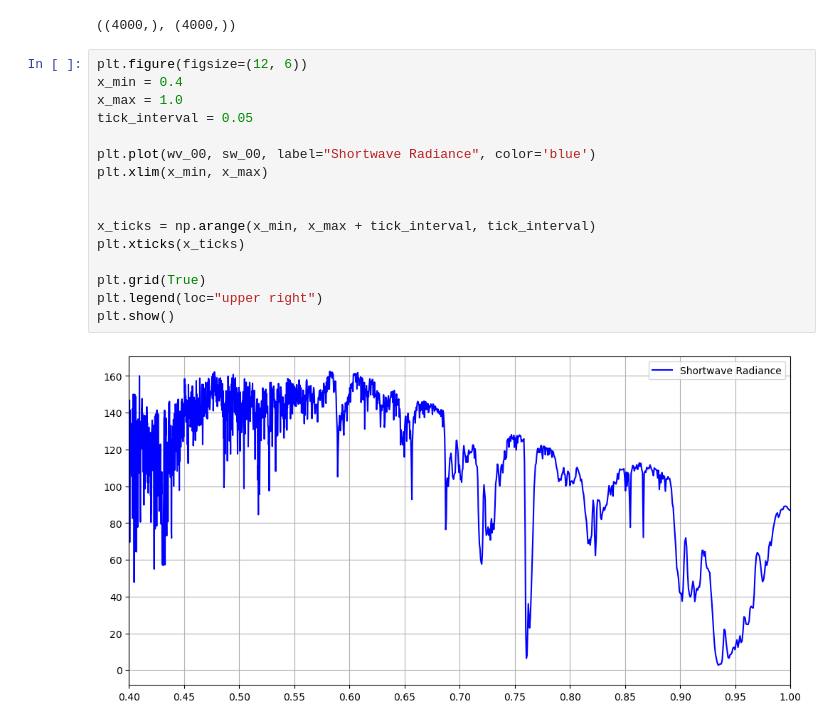
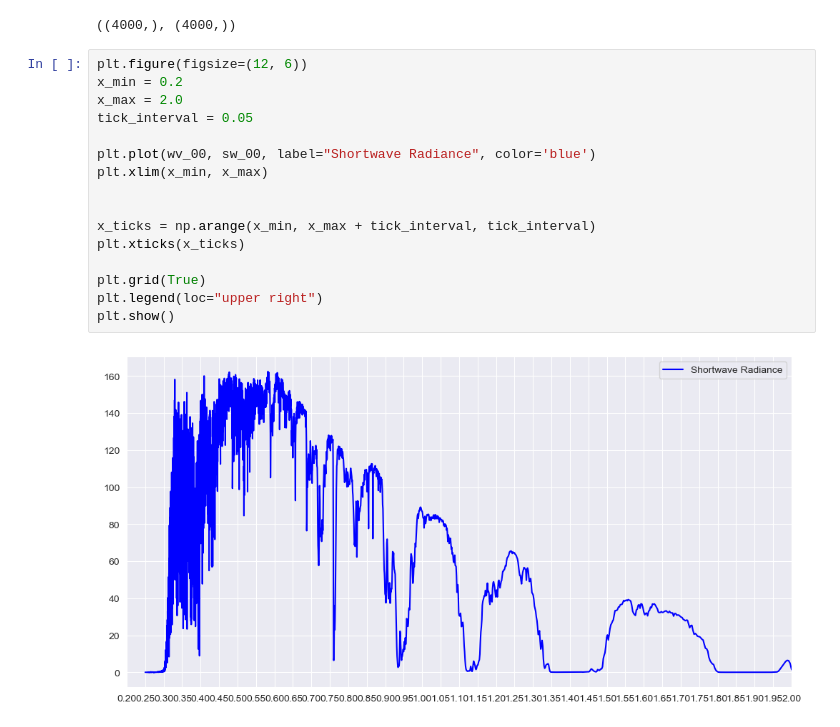
Before and after one commit to LASP-Libera/libera_unfiltering, a Jupyter notebook: create_dataset.ipynb, the cells around one changed output. Cells and saved outputs as stored; diff of their text form.

```diff
--- a/create_dataset.ipynb
+++ b/create_dataset.ipynb
@@ -433,19 +403,19 @@ wv_00.shape, sw_00.shape
 ((4000,), (4000,))
 # %%
 plt.figure(figsize=(12, 6))
-x_min = 0.4
-x_max = 1.0
+x_min = 0.2
+x_max = 2.0
 tick_interval = 0.05
 
 plt.plot(wv_00, sw_00, label="Shortwave Radiance", color='blue')
 plt.xlim(x_min, x_max)
 
 
 x_ticks = np.arange(x_min, x_max + tick_interval, tick_interval)
 plt.xticks(x_ticks)
 
 plt.grid(True)
 plt.legend(loc="upper right")
 plt.show()
 # %% [output]
-[figure, old version]
+[figure, new version]
```
Also changed, not shown: parts of 43 cells of this notebook, 1 other file.
